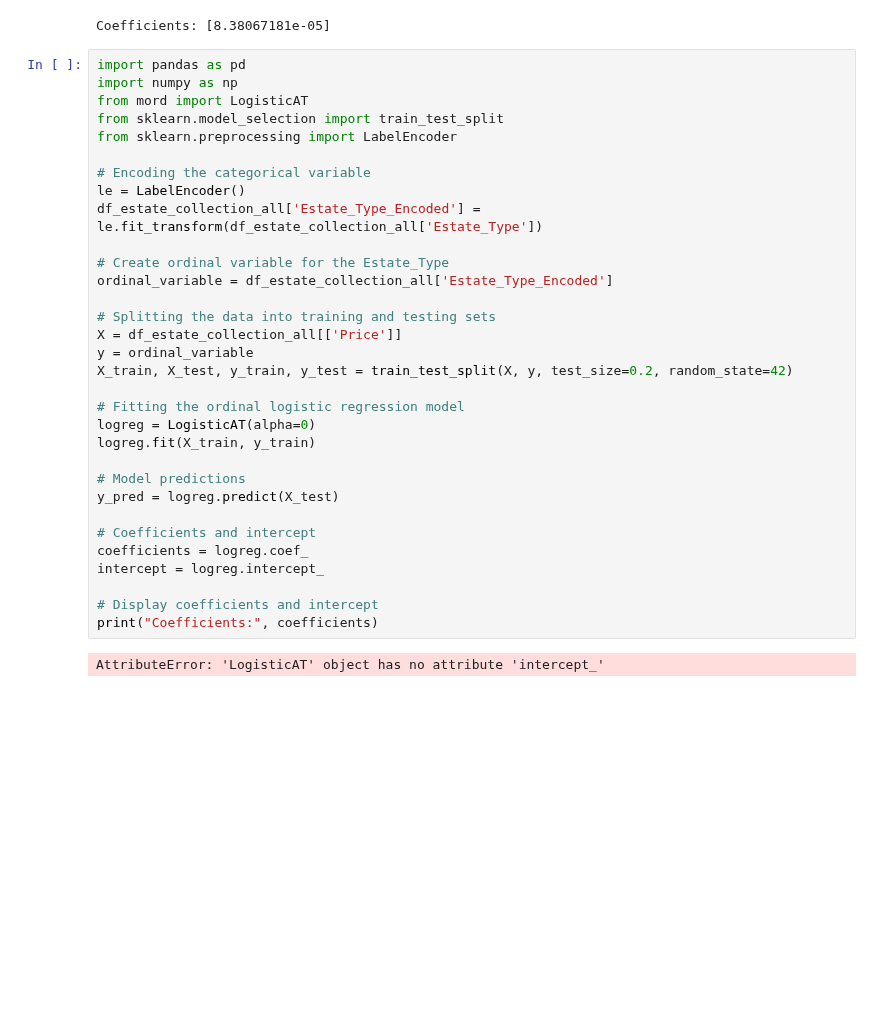
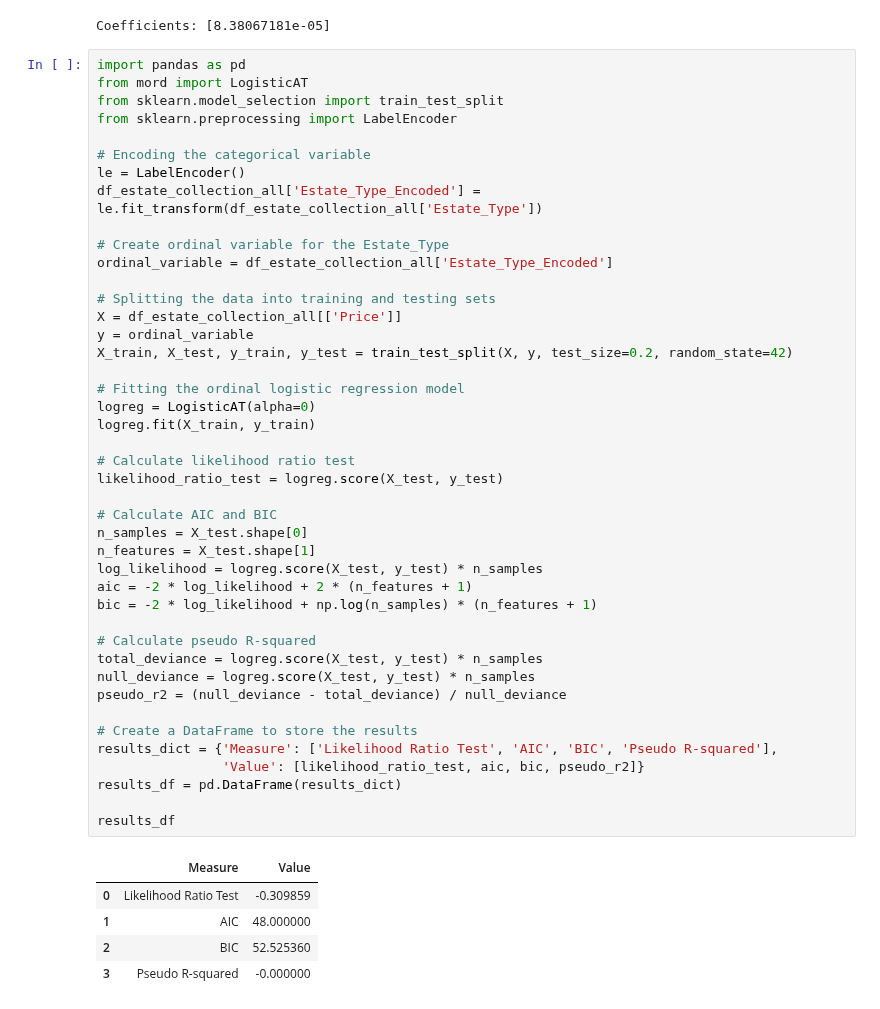
Before and after one commit to StefanRaychev/Web-scraping-and-data-analysis-of-estate-market, a Jupyter notebook: Scraping.ipynb, the cells around one changed output. Drawn from its saved outputs; the diff is of its cells as text; blank space fills up the shorter version.

```diff
--- a/Scraping.ipynb
+++ b/Scraping.ipynb
@@ -585,35 +585,50 @@ print(f"Coefficients: {logreg.coef_}")
 Coefficients: [8.38067181e-05]
 # %%
 import pandas as pd
-import numpy as np
 from mord import LogisticAT
 from sklearn.model_selection import train_test_split
 from sklearn.preprocessing import LabelEncoder
 
 # Encoding the categorical variable
 le = LabelEncoder()
 df_estate_collection_all['Estate_Type_Encoded'] = le.fit_transform(df_estate_collection_all['Estate_Type'])
 
 # Create ordinal variable for the Estate_Type
 ordinal_variable = df_estate_collection_all['Estate_Type_Encoded']
 
 # Splitting the data into training and testing sets
 X = df_estate_collection_all[['Price']]
 y = ordinal_variable
 X_train, X_test, y_train, y_test = train_test_split(X, y, test_size=0.2, random_state=42)
 
 # Fitting the ordinal logistic regression model
 logreg = LogisticAT(alpha=0)
 logreg.fit(X_train, y_train)
 
-# Model predictions
-y_pred = logreg.predict(X_test)
+# Calculate likelihood ratio test
+likelihood_ratio_test = logreg.score(X_test, y_test)
 
-# Coefficients and intercept
-coefficients = logreg.coef_
-intercept = logreg.intercept_
+# Calculate AIC and BIC
+n_samples = X_test.shape[0]
+n_features = X_test.shape[1]
+log_likelihood = logreg.score(X_test, y_test) * n_samples
+aic = -2 * log_likelihood + 2 * (n_features + 1)
+bic = -2 * log_likelihood + np.log(n_samples) * (n_features + 1)
 
-# Display coefficients and intercept
-print("Coefficients:", coefficients)
+# Calculate pseudo R-squared
+total_deviance = logreg.score(X_test, y_test) * n_samples
+null_deviance = logreg.score(X_test, y_test) * n_samples
+pseudo_r2 = (null_deviance - total_deviance) / null_deviance
+
+# Create a DataFrame to store the results
+results_dict = {'Measure': ['Likelihood Ratio Test', 'AIC', 'BIC', 'Pseudo R-squared'],
+                'Value': [likelihood_ratio_test, aic, bic, pseudo_r2]}
+results_df = pd.DataFrame(results_dict)
+
+results_df
 # %% [output]
-AttributeError: 'LogisticAT' object has no attribute 'intercept_'
+|  | Measure | Value |
+| 0 | Likelihood Ratio Test | -0.309859 |
+| 1 | AIC | 48.000000 |
+| 2 | BIC | 52.525360 |
+| 3 | Pseudo R-squared | -0.000000 |
```
